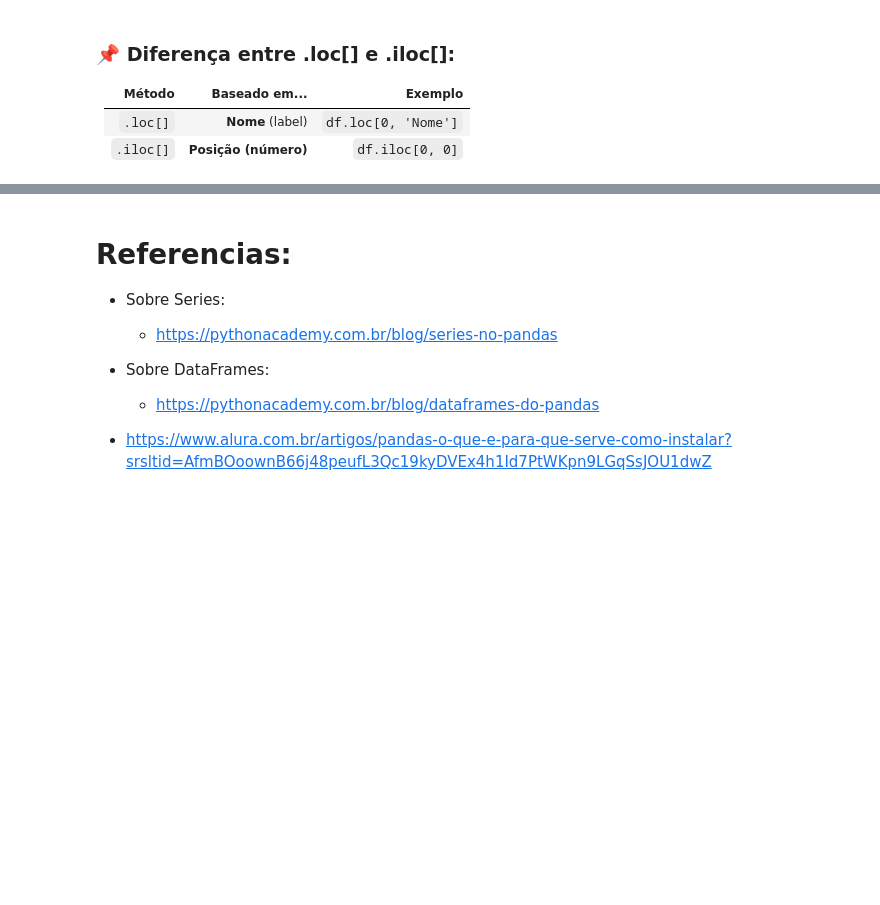
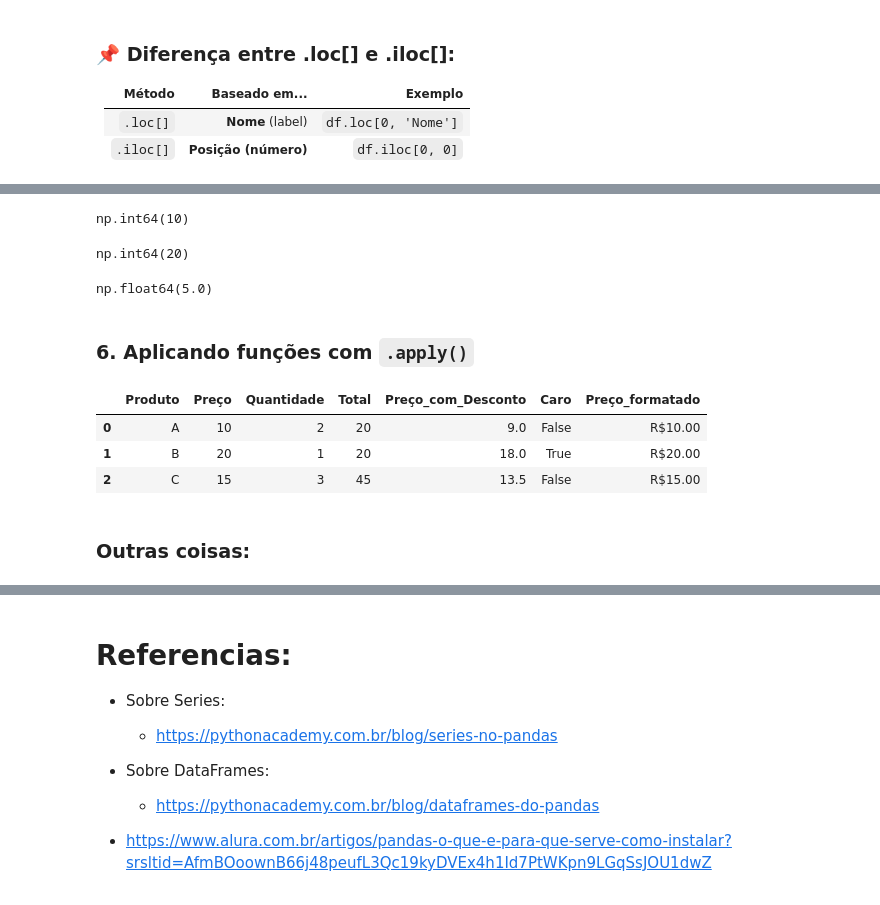
Before and after one commit to joao-victor-73/python.estudos, a Jupyter notebook: Estudos/Analise de Dados/Conceitos básicos pandas.ipynb, the cells around one changed output, grey strips where cells are left out. Drawn from its saved outputs; the diff is of its cells as text; code cells hidden in the pictures; blank space fills up the shorter version.

```diff
--- a/Estudos/Analise de Dados/Conceitos básicos pandas.ipynb
+++ b/Estudos/Analise de Dados/Conceitos básicos pandas.ipynb
@@ -395,0 +979,3 @@ df.iloc[0:2, 0:2]    # Linhas 0 e 1, Colunas 0 e 1
+# %%
+# Quero o valor total dos produtos (A quantidade multiplicado pelo preço
+df['Total'] = df['Preço'] * df['Quantidade']
@@ -395,0 +991,2 @@ df.iloc[0:2, 0:2]    # Linhas 0 e 1, Colunas 0 e 1
+# %%
+df['Preço_com_Desconto'] = df['Preço'] * 0.9   # 10% de desconto
@@ -395,0 +1013,2 @@ df.iloc[0:2, 0:2]    # Linhas 0 e 1, Colunas 0 e 1
+# %%
+df['Caro'] = df['Preço'] > 15 # Se 'Preço' for maior que 15, significa que ele é caro, então retorna 'True'
@@ -395,0 +1032,25 @@ df.iloc[0:2, 0:2]    # Linhas 0 e 1, Colunas 0 e 1
+# %%
+df['Preço'].min()     # Mínimo
+# %% [output]
+np.int64(10)
+# %%
+df['Preço'].max()     # Máximo
+# %% [output]
+np.int64(20)
+# %%
+df['Preço'].std()     # Desvio padrão
+# %% [output]
+np.float64(5.0)
+# %% [markdown]
+### 6. Aplicando funções com `.apply()`
+# %%
+df['Preço_formatado'] = df['Preço'].apply(lambda x: f'R${x:.2f}')
+# %%
+df
+# %% [output]
+|  | Produto | Preço | Quantidade | Total | Preço_com_Desconto | Caro | Preço_formatado |
+| 0 | A | 10 | 2 | 20 | 9.0 | False | R$10.00 |
+| 1 | B | 20 | 1 | 20 | 18.0 | True | R$20.00 |
+| 2 | C | 15 | 3 | 45 | 13.5 | False | R$15.00 |
+# %% [markdown]
+### Outras coisas:
```
Also changed, not shown: parts of 141 cells of this notebook, 11 other files.
